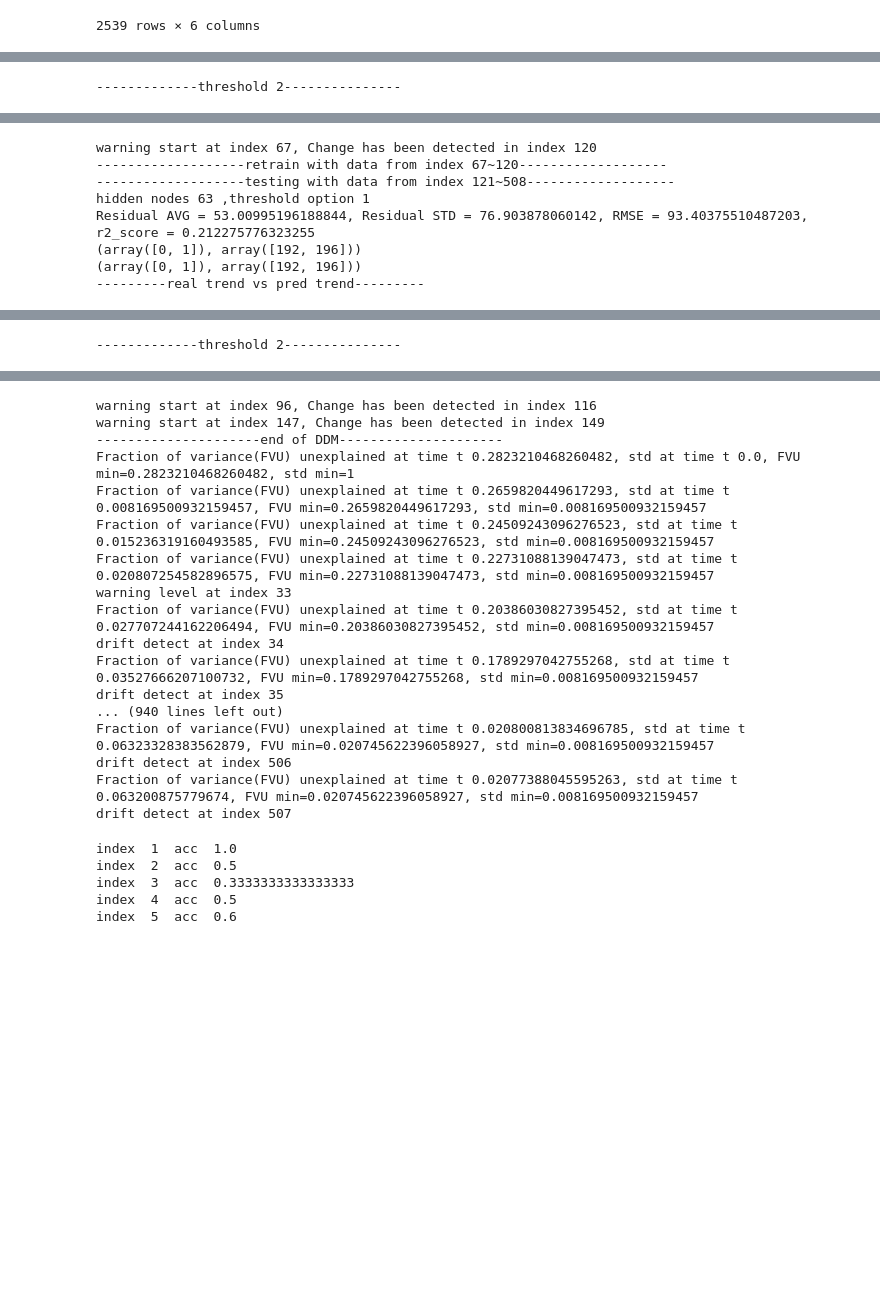
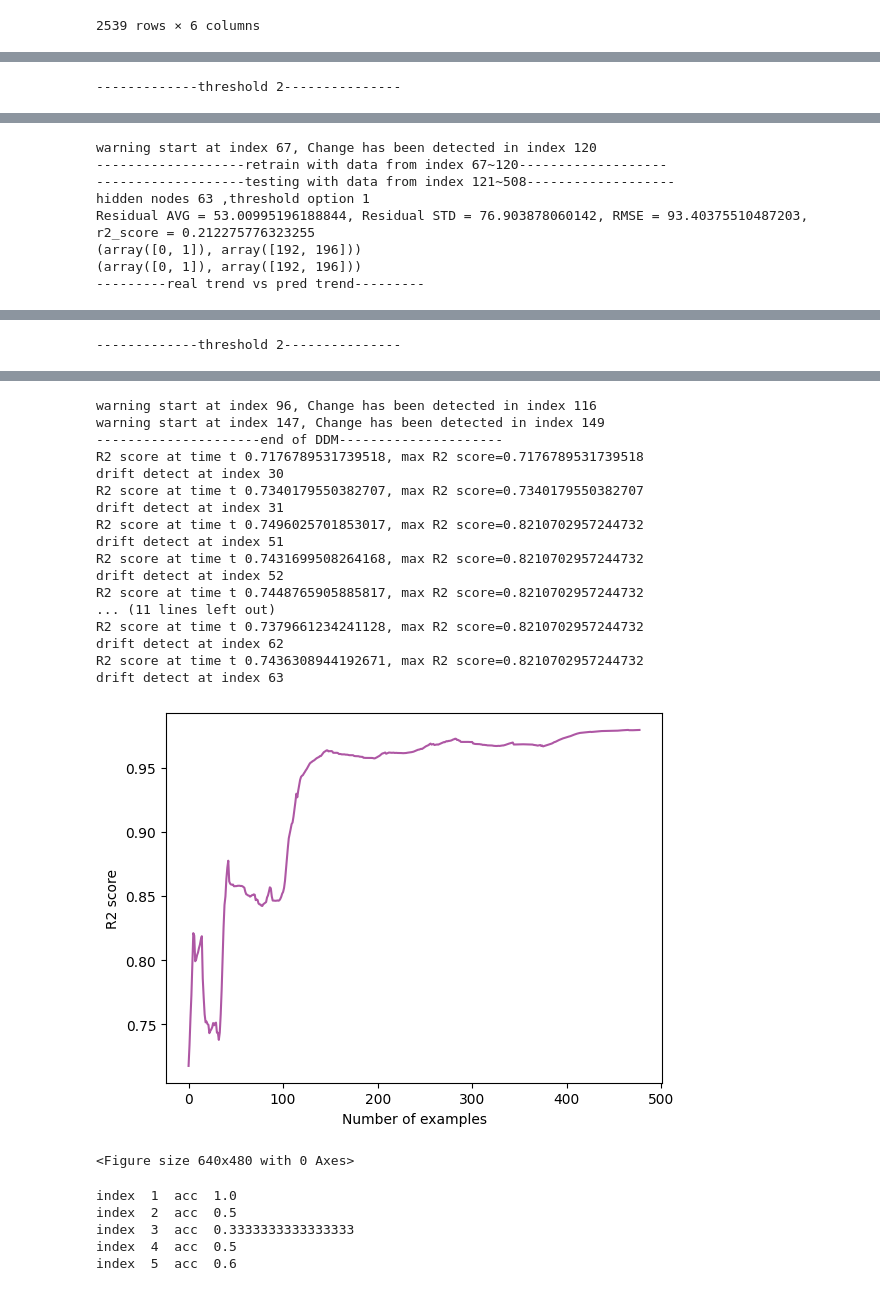
Before and after one commit to MISJasonChuang/EDD_ELM, a Jupyter notebook: ELM_regression.ipynb, the cells around one changed output, grey strips where cells are left out. Cells and saved outputs as stored; diff of their text form; code cells hidden in the pictures; blank space fills up the shorter version.

Commit message:
[fix] r2_drift_detection threshold settings

```diff
--- a/ELM_regression.ipynb
+++ b/ELM_regression.ipynb
@@ -1647,27 +1647,21 @@ def detect_concept_drift(pred: np.ndarray, actual: np.ndarray, level_config: tup
     plot_fig(x=range(len(std_min_list)), y=std_min_list, x_label="Number of examples", y_label="STD", show=show_fig, color="pink", clean=True)
     # 實驗結論：因為高頻率出現concept drift, 因此原有drift detection based on regression model的方法在真實資料上不太可行
 # %%
-def r2_drift_detection(pred: np.ndarray, actual: np.ndarray, level_config: tuple = (2, 3), show_fig: bool=True):
+def r2_drift_detection(pred: np.ndarray, actual: np.ndarray, r2_threshold: float=0.75, show_fig: bool=True):
     # R^2 = 1 - Fraction of variance unexplained(FVU)
-    min_FVU = 1
-    min_FVU_std = 1
-    FVU_list = []
+    r2_score_list = []
+    max_r2 = 0
     # at least 30 samples
     for index in range(30,len(pred)):
-        FVU = 1 - r2_score(actual[:index], pred[:index])
-        FVU_list.append(1-FVU)
-        FVU_std = np.std(FVU_list)
-        if FVU<min_FVU:
-            min_FVU = FVU
-        if FVU_std<min_FVU_std and len(FVU_list)>1:
-            min_FVU_std = FVU_std
-        print(f"Fraction of variance(FVU) unexplained at time t {FVU}, std at time t {FVU_std}, FVU min={min_FVU}, std min={min_FVU_std}")
-        if FVU + FVU_std > min_FVU + level_config[1] * min_FVU_std:
-            pass
+        r2 = r2_score(actual[:index], pred[:index])
+        r2_score_list.append(r2)
+        if r2>max_r2:
+            max_r2 = r2
+        if r2<r2_threshold:
+            print(f"R2 score at time t {r2}, max R2 score={max_r2}")
             print(f"drift detect at index {index}")
-        elif FVU + FVU_std > min_FVU + level_config[0] * min_FVU_std:
-            pass
-            print(f"warning level at index {index}")
+    plt.clf()
+    plot_fig(x=range(len(r2_score_list)), y=r2_score_list, x_label="Number of examples", y_label="R2 score", show=show_fig, color="#AE57A4", clean=True)
 # %%
 if __name__ == "__main__":
     nodes = 60
@@ -1676,48 +1670,50 @@ if __name__ == "__main__":
     datasets = handle_datasets(show_fig=False)
     # option 0: compare with previous price difference, option 1: compare with price going up or down predicitons
     res = train(datasets, nodes=nodes, show_fig=True, threshold_opt=1, level_config=level_config_1)
     print("---------------------end of DDM---------------------")
     # detect_concept_drift(res["predict"][0], res["predict"][1], level_config=level_config_2, show_fig=True)
-    r2_drift_detection(res["predict"][0], res["predict"][1], level_config=level_config_2, show_fig=True)
+    r2_drift_detection(res["predict"][0], res["predict"][1], r2_threshold=0.75, show_fig=True)
 # %% [output]
 hidden nodes 60 ,threshold option 1
 Residual AVG = 0.2516953205522696, Residual STD = 14.007003458109367, RMSE = 14.009264663424545, r2_score = 0.9792168312613118
 (array([0, 1]), array([247, 261]))
 (array([0, 1]), array([261, 247]))
 ---------real trend vs pred trend---------
 [figure]
 -------------threshold 2---------------
 [figure]
 [figure]
 warning start at index 67, Change has been detected in index 120
 -------------------retrain with data from index 67~120-------------------
 -------------------testing with data from index 121~508-------------------
 hidden nodes 63 ,threshold option 1
 Residual AVG = 53.00995196188844, Residual STD = 76.903878060142, RMSE = 93.40375510487203, r2_score = 0.212275776323255
 (array([0, 1]), array([192, 196]))
 (array([0, 1]), array([192, 196]))
 ---------real trend vs pred trend---------
 [figure]
 -------------threshold 2---------------
 [figure]
 [figure]
 warning start at index 96, Change has been detected in index 116
 warning start at index 147, Change has been detected in index 149
 ---------------------end of DDM---------------------
-Fraction of variance(FVU) unexplained at time t 0.2823210468260482, std at time t 0.0, FVU min=0.2823210468260482, std min=1
-Fraction of variance(FVU) unexplained at time t 0.2659820449617293, std at time t 0.008169500932159457, FVU min=0.2659820449617293, std min=0.008169500932159457
-Fraction of variance(FVU) unexplained at time t 0.24509243096276523, std at time t 0.015236319160493585, FVU min=0.24509243096276523, std min=0.008169500932159457
-Fraction of variance(FVU) unexplained at time t 0.22731088139047473, std at time t 0.020807254582896575, FVU min=0.22731088139047473, std min=0.008169500932159457
-warning level at index 33
-Fraction of variance(FVU) unexplained at time t 0.20386030827395452, std at time t 0.027707244162206494, FVU min=0.20386030827395452, std min=0.008169500932159457
-drift detect at index 34
-Fraction of variance(FVU) unexplained at time t 0.1789297042755268, std at time t 0.03527666207100732, FVU min=0.1789297042755268, std min=0.008169500932159457
-drift detect at index 35
-... (940 lines left out)
-Fraction of variance(FVU) unexplained at time t 0.020800813834696785, std at time t 0.06323328383562879, FVU min=0.020745622396058927, std min=0.008169500932159457
-drift detect at index 506
-Fraction of variance(FVU) unexplained at time t 0.02077388045595263, std at time t 0.063200875779674, FVU min=0.020745622396058927, std min=0.008169500932159457
-drift detect at index 507
+R2 score at time t 0.7176789531739518, max R2 score=0.7176789531739518
+drift detect at index 30
+R2 score at time t 0.7340179550382707, max R2 score=0.7340179550382707
+drift detect at index 31
+R2 score at time t 0.7496025701853017, max R2 score=0.8210702957244732
+drift detect at index 51
+R2 score at time t 0.7431699508264168, max R2 score=0.8210702957244732
+drift detect at index 52
+R2 score at time t 0.7448765905885817, max R2 score=0.8210702957244732
+... (11 lines left out)
+R2 score at time t 0.7379661234241128, max R2 score=0.8210702957244732
+drift detect at index 62
+R2 score at time t 0.7436308944192671, max R2 score=0.8210702957244732
+drift detect at index 63
+[figure, added]
+<Figure size 640x480 with 0 Axes>
 # %%
 from sklearn.metrics import accuracy_score
 y_pred = [0, 2, 1, 3, 3]
```
